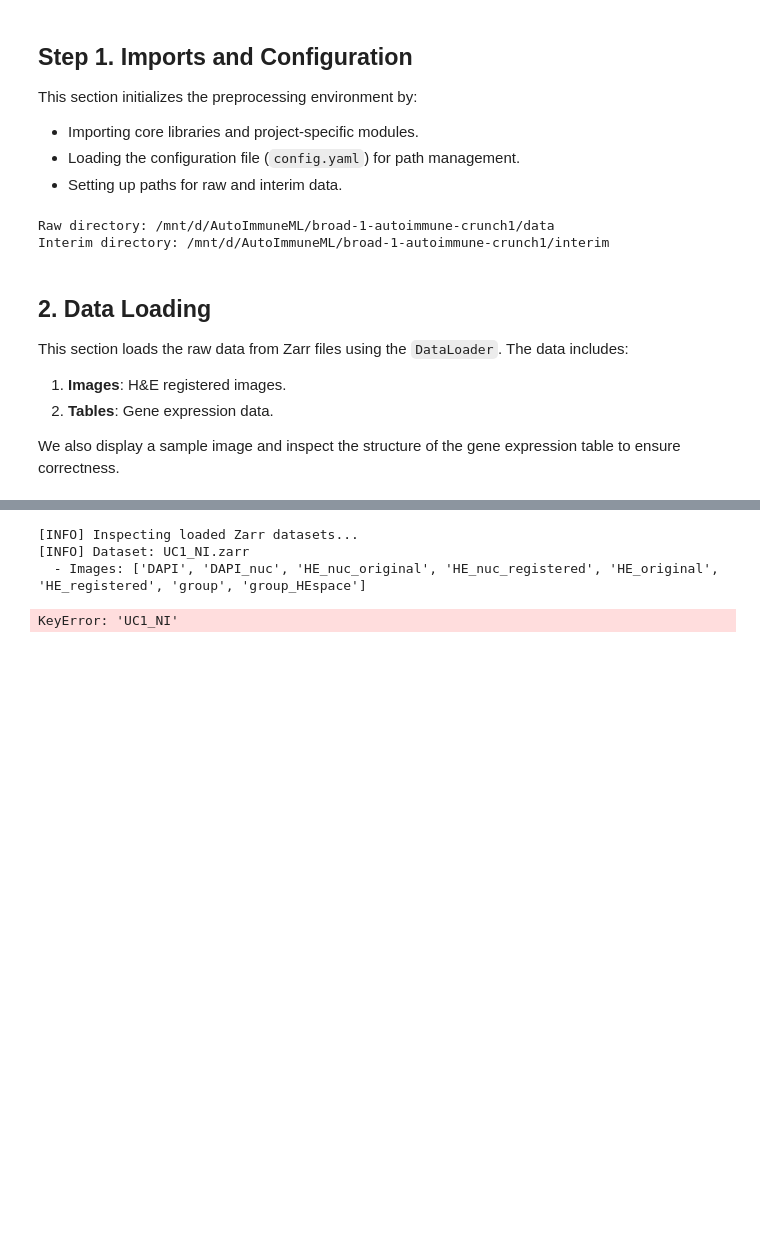
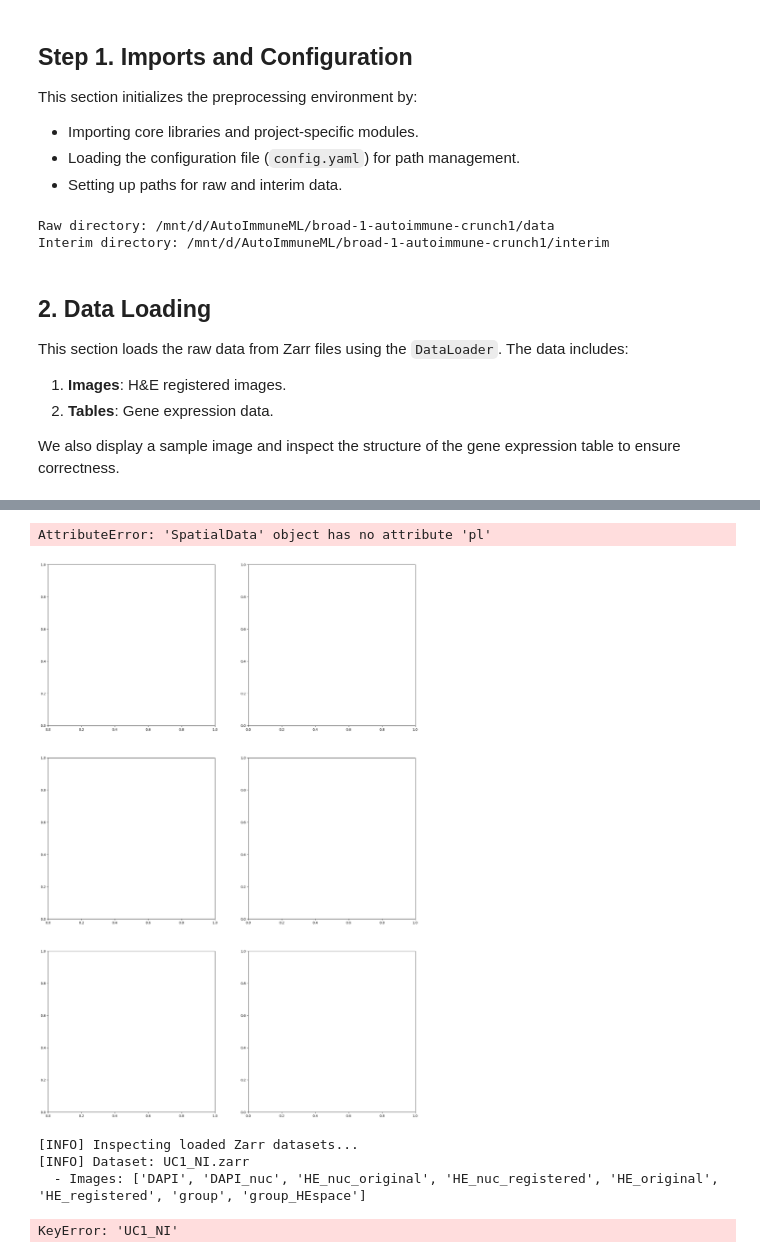
Before and after one commit to SecondBook5/AutoImmuneML, a Jupyter notebook: crunch1_project/notebooks/01_preprocessing.ipynb, the cells around one changed output, grey strips where cells are left out. Drawn from its saved outputs; the diff is of its cells as text; code cells hidden in the pictures; blank space fills up the shorter version.

```diff
--- a/crunch1_project/notebooks/01_preprocessing.ipynb
+++ b/crunch1_project/notebooks/01_preprocessing.ipynb
@@ -126,3 +144,51 @@ print(f"[INFO] All loaded datasets: {list(all_zarr_data.keys())}")
+# %%
+# Create a 3x2 grid for visualizing images and their corresponding nucleus masks
+fig, axes = plt.subplots(3, 2, figsize=(20, 30))  # Define the layout: 3 rows, 2 columns
+axes = axes.flatten()  # Flatten the grid for easy indexing (convert to a 1D array of axes)
+
+# Define the image-mask pairs to render side by side
+image_mask_pairs = [
+    ("HE_registered", "HE_nuc_registered"),  # Row 1: H&E Registered image and its nucleus mask
+    ("HE_original", "HE_nuc_original"),     # Row 2: H&E Original image and its nucleus mask
+    ("DAPI", "DAPI_nuc")                    # Row 3: DAPI image and its nucleus mask
+]
+
+# Loop through the image-mask pairs and render them
+for idx, (image_key, mask_key) in enumerate(image_mask_pairs):
+    # --- Left Column: Render the main image ---
+    if image_key in sdata[single_zarr_key].images.keys():  # Check if the image key exists in the dataset
+        # Render the image and display it in the appropriate subplot
+        sdata[single_zarr_key].pl.render_images(image_key).pl.show(
+            ax=axes[idx * 2],  # Left column for the current row
+            title=f"{image_key.replace('_', ' ').title()}",  # Format the title (replace underscores with spaces)
+            coordinate_systems="global"  # Use the global coordinate system for alignment
+        )
+    else:
+        # Handle missing image keys by displaying a placeholder
+        axes[idx * 2].set_title(f"{image_key}: Not Found")  # Display a "Not Found" title
+        axes[idx * 2].axis("off")  # Turn off the axis to clean up the appearance
+
+    # --- Right Column: Render the corresponding nucleus mask ---
+    if mask_key in sdata[single_zarr_key].images.keys():  # Check if the mask key exists in the dataset
+        # Render the mask and display it in the corresponding subplot
+        sdata[single_zarr_key].pl.render_images(mask_key).pl.show(
+            ax=axes[idx * 2 + 1],  # Right column for the current row
+            title=f"{mask_key.replace('_', ' ').title()}",  # Format the title (replace underscores with spaces)
+            coordinate_systems="global"  # Use the global coordinate system for alignment
+        )
+    else:
+        # Handle missing mask keys by displaying a placeholder
+        axes[idx * 2 + 1].set_title(f"{mask_key}: Not Found")  # Display a "Not Found" title
+        axes[idx * 2 + 1].axis("off")  # Turn off the axis to clean up the appearance
+
+# Adjust the layout to ensure proper spacing and readability of subplots
+plt.tight_layout()
+
+# Display the figure with the rendered images and masks
+plt.show()
+# %% [output]
+AttributeError: 'SpatialData' object has no attribute 'pl'
+[figure, added]
 # %%
 # Inspect loaded Zarr datasets
 print("[INFO] Inspecting loaded Zarr datasets...")
```
Also changed, not shown: parts of 6 cells of this notebook, 4 other files.
